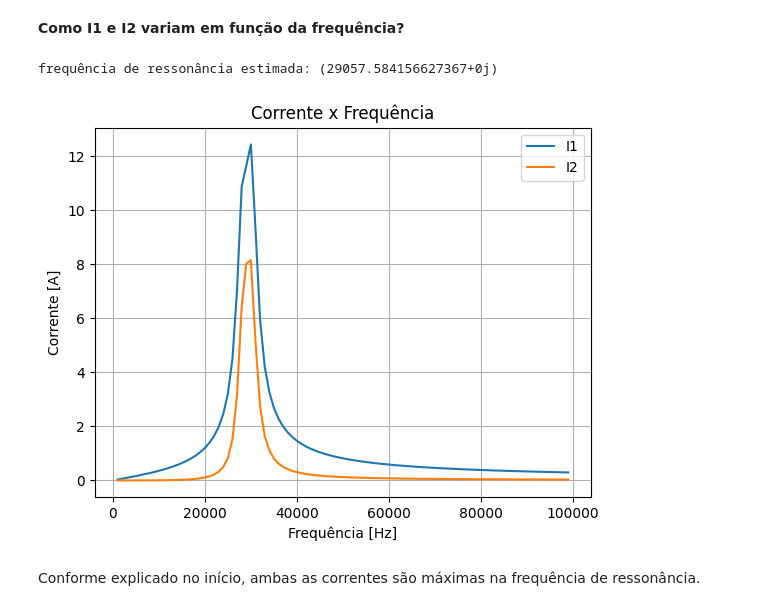
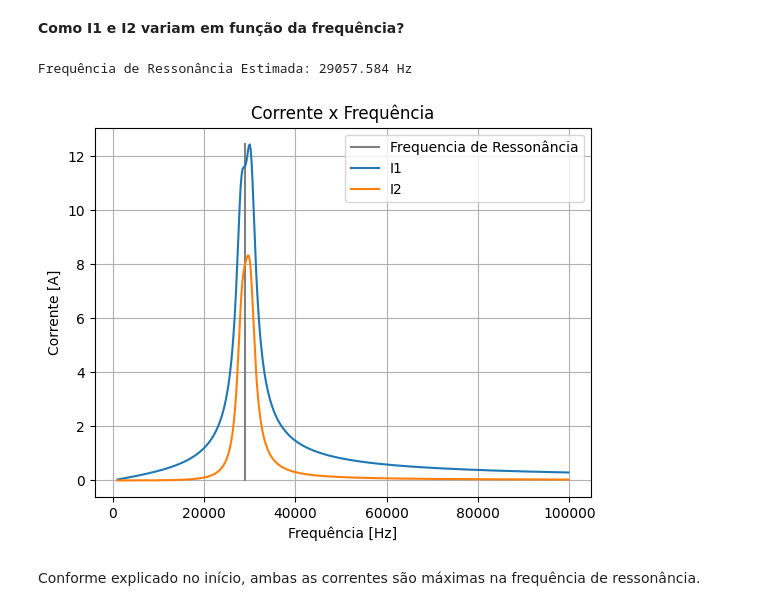
Before and after one commit to ellencoutinho/projeto-eletromag, a Jupyter notebook: Resultado.ipynb, the cells around one changed output. Cells and saved outputs as stored; diff of their text form; code cells hidden in the pictures.

```diff
--- a/Resultado.ipynb
+++ b/Resultado.ipynb
@@ -60,7 +63,7 @@ k = 0.5
 Rc = 400
 XM_k = k*XM
 
-i1, i2 = CalcularTransformador(50, Rc, XM)
-print(f"i1 transformador: {abs(i1)}, {phase(i1)}")
-print(f"i2 transformador: {abs(i2)}, {phase(i2)}")
+i1, i2 = CalcularTransformador(50, Rc, XM_k)
+print(f"i1 transformador: {forma_polar(i1)} A")
+print(f"i2 transformador: {forma_polar(i2)} A")
 # %% [output]
@@ -71,34 +74,36 @@ Nesse caso, a indutância mútua é multiplicada pelo fator k porque apenas part
 # %% [markdown]
 **Como I1 e I2 variam em função da frequência?**
 # %%
-print(f"frequência de ressonância estimada: {sqrt(1/(L1*C1))/(2*pi)}")
+freq_res = (sqrt(1/(L1*C1))/(2*pi)).real
+print(f"Frequência de Ressonância Estimada: {freq_res:.3f} Hz")
 
-lista_f = np.arange(1000, 100e3, 1000)
+lista_f = np.arange(1000, 100e3, 200)
 lista_i1 = []
 lista_i2 = []
 
 for f in lista_f:
     w = 2*pi*f
     XL1 = XL2 = L1*w*1j
     XM = M*w*1j
     XC1 = XC2 = 1/(C1*w*1j)
     XM_k = 0.1*XM
     i1, i2 = CalcularTransformador(50, Rc, XM_k)
     lista_i1.append(abs(i1))
     lista_i2.append(abs(i2))
+f_res = lista_f[list(lista_i2).index(max(lista_i2))]
 
-f_res = lista_f[list(lista_i2).index(max(lista_i2))]
+plt.plot([freq_res, freq_res], [0, max(lista_i1)], "gray", label = "Frequencia de Ressonância")
 plt.plot(lista_f, lista_i1, label = "I1")
 plt.plot(lista_f, lista_i2, label = "I2")
 plt.title("Corrente x Frequência")
 plt.xlabel("Frequência [Hz]")
 plt.ylabel("Corrente [A]")
 plt.legend()
 plt.grid()
 plt.show()
 # %% [output]
-frequência de ressonância estimada: (29057.584156627367+0j)
+Frequência de Ressonância Estimada: 29057.584 Hz
-[figure, old version]
+[figure, new version]
 # %% [markdown]
 Conforme explicado no início, ambas as correntes são máximas na frequência de ressonância.
 # %% [markdown]
```
Also changed, not shown: parts of 17 cells of this notebook, 1 other file.
